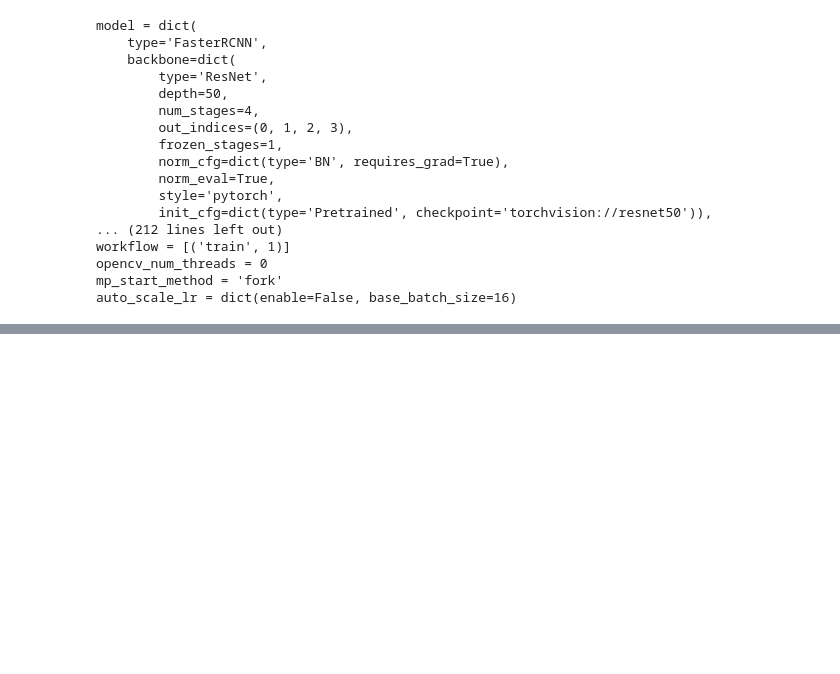
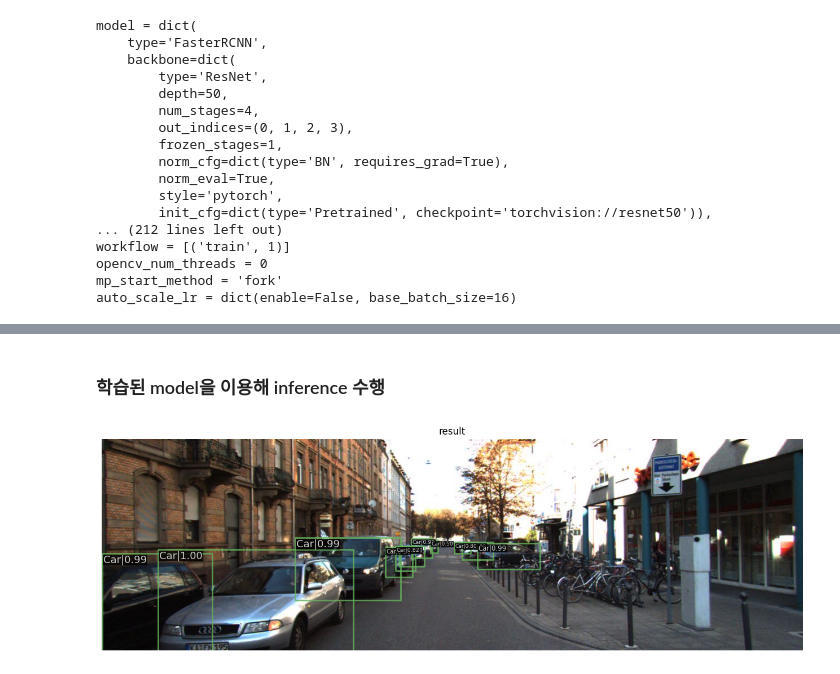
Before and after one commit to SSUcheese/computer_vision_lecture_review, a Jupyter notebook: faster_rcnn_study/mmdetect-faster-rcnn-kittitiny-review.ipynb, the cells around one changed output, grey strips where cells are left out. Drawn from its saved outputs; the diff is of its cells as text; code cells hidden in the pictures; blank space fills up the shorter version.

Commit message:
Kaggle Notebook |  mmdetect_faster_rcnn_KittiTiny_review | fix errors and detect object in sample image

```diff
--- a/faster_rcnn_study/mmdetect-faster-rcnn-kittitiny-review.ipynb
+++ b/faster_rcnn_study/mmdetect-faster-rcnn-kittitiny-review.ipynb
@@ -382,0 +385,8 @@ device = 'cuda'
+# %%
+from mmdet.datasets import build_dataset
+from mmdet.models import build_detector
+from mmdet.apis import train_detector
+
+# train용 dataset 생성
+# build_dataset을 통해 데이터를 만드는데 cfg.data.train을 통해 config 파일을 읽어서 생성
+datasets = [build_dataset(cfg.data.train)]
@@ -382,0 +412,16 @@ device = 'cuda'
+# %%
+model = build_detector(cfg.model, train_cfg = cfg.get('train_cfg'), test_cfg = cfg.get('test_cfg'))
+model.CLASSES = datasets[0].CLASSES
+# %%
+'''
+config에 pretrained 모델 지정이 상대 경로로 설정되어 있다
+cfg.load_from = 'checkpoints/faster_rcnn_r50_fpn_1x_coco_20200130-047c8118.pth'
+상대경로 형식에 맞추기 위해 %cd mmdetection으로 dir 위치 맞춰줘야 한다
+'''
+
+%cd mmdetection
+
+mmcv.mkdir_or_exist(osp.abspath(cfg.work_dir))
+# epochs는 config의 runner 파라미터로 지정됨. 기본 12회
+# 돌아간 model 정보는 tutorial_exps dir에서 새롭게 나옴
+train_detector(model, datasets, cfg, distributed=False, validate=True)
@@ -382,0 +466,14 @@ device = 'cuda'
+# %% [markdown]
+### 학습된 model을 이용해 inference 수행
+# %%
+from mmdet.apis import inference_detector, init_detector, show_result_pyplot
+
+# BGR image 사용
+img = cv2.imread('/kaggle/working/kitti_tiny/training/image_2/000068.jpeg')
+
+model.cfg = cfg
+
+result = inference_detector(model, img)
+show_result_pyplot(model, img, result)
+# %% [output]
+[figure, added]
```
Also changed, not shown: parts of 10 cells of this notebook.
